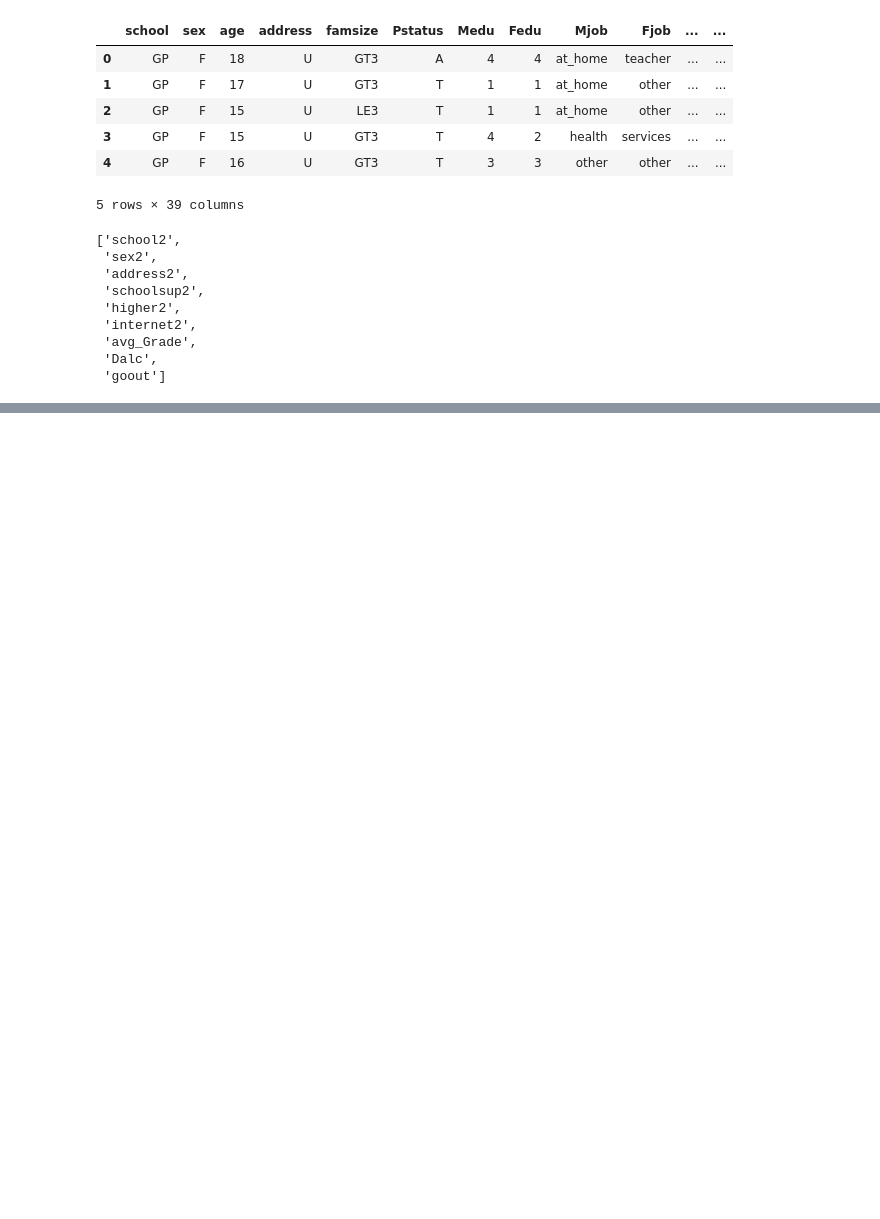
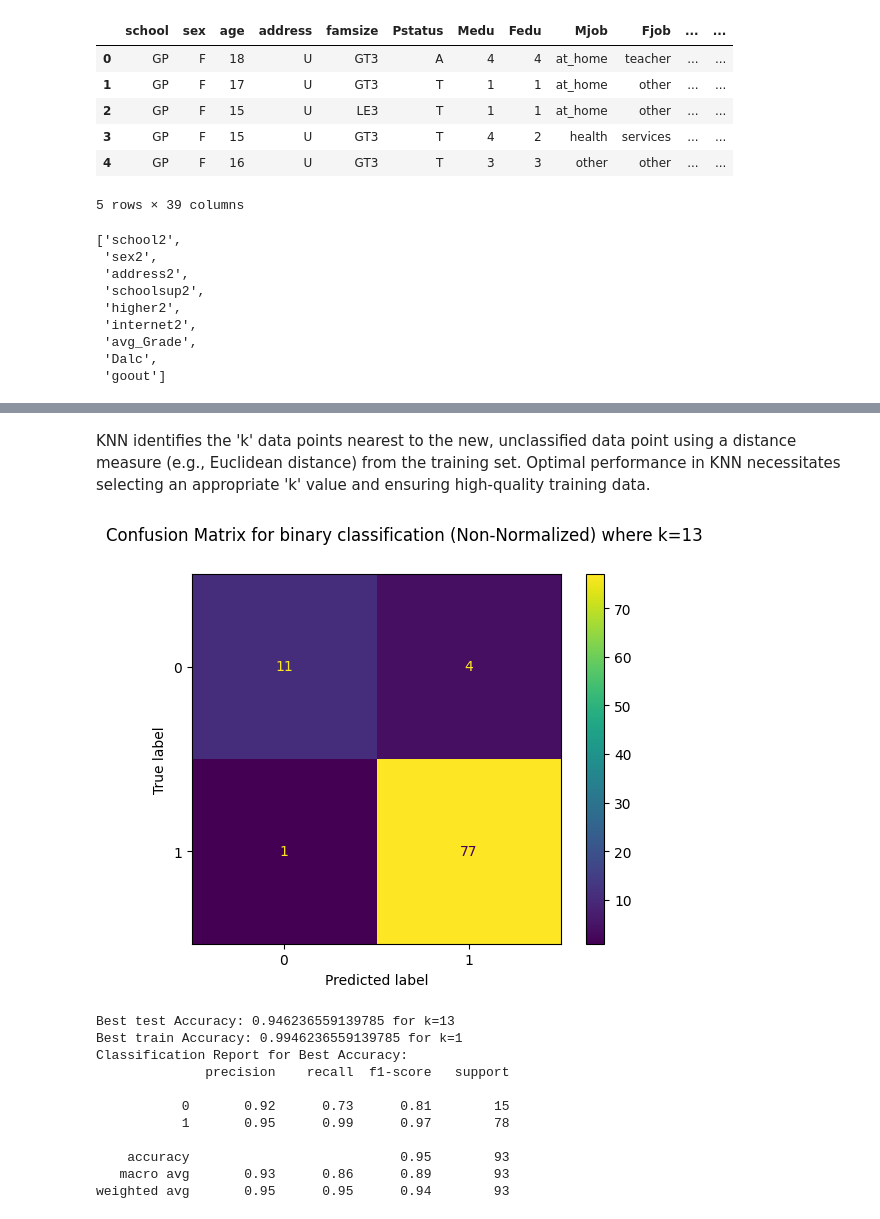
Before and after one commit to mohammed-alaa40123/Exploring-Factors-Influencing-Student-Success, a Jupyter notebook: binary_classification.ipynb, the cells around one changed output, grey strips where cells are left out. Saved outputs shown, nothing was run; the diff lists cells and outputs as text; code cells hidden in the pictures; blank space fills up the shorter version.

```diff
--- a/binary_classification.ipynb
+++ b/binary_classification.ipynb
@@ -165,12 +132,0 @@ weighted avg       0.71      0.72      0.71        93
-# %%
-from sklearn.linear_model import LogisticRegression
-from sklearn.metrics import accuracy_score
-
-logistic_model = LogisticRegression()
-
-logistic_model.fit(X_train, y_train)
-
-y_pred = logistic_model.predict(X_test)
-
-accuracy = accuracy_score(y_test, y_pred)
-print("Accuracy:", accuracy)
@@ -252,0 +133,54 @@ cov =  [[0.261104 0.      ]
+# %% [markdown]
+KNN identifies the 'k' data points nearest to the new, unclassified data point using a distance measure (e.g., Euclidean distance) from the training set. Optimal performance in KNN necessitates selecting an appropriate 'k' value and ensuring high-quality training data.
+# %%
+neighbors = list(range(1, 27, 2))
+best_test_accuracy = 0
+best_train_accuracy = 0
+best_k = None
+
+for k in neighbors:
+    knn = KNeighborsClassifier(n_neighbors=k)
+    knn.fit(X_train, y_train)
+
+    y_pred_test = knn.predict(X_test)
+    y_pred_train = knn.predict(X_train)
+
+    test_accuracy = accuracy_score(y_test, y_pred_test)
+    if test_accuracy > best_test_accuracy:
+        best_test_accuracy = test_accuracy
+        best_test_k = k
+
+    train_accuracy = accuracy_score(y_train, y_pred_train)
+    if train_accuracy > best_train_accuracy:
+        best_train_accuracy = train_accuracy
+        best_train_k = k
+
+# Generate confusion matrix for the best accuracy
+knn_best = KNeighborsClassifier(n_neighbors=best_test_k)
+knn_best.fit(X_train, y_train)
+y_pred_best = knn_best.predict(X_test)
+disp = ConfusionMatrixDisplay.from_estimator(knn_best, X_test, y_test)
+disp.figure_.suptitle(f"Confusion Matrix for binary classification (Non-Normalized) where k={best_test_k}")
+plt.show()
+
+print(f"Best test Accuracy: {best_test_accuracy} for k={best_test_k}")
+print(f"Best train Accuracy: {best_train_accuracy} for k={best_train_k}")
+
+# Print classification report for the best accuracy
+y_pred_best = knn_best.predict(X_test)
+report = classification_report(y_test, y_pred_best)
+print("Classification Report for Best Accuracy:")
+print(report)
+# %% [output]
+[figure, added]
+Best test Accuracy: 0.946236559139785 for k=13
+Best train Accuracy: 0.9946236559139785 for k=1
+Classification Report for Best Accuracy:
+              precision    recall  f1-score   support
+
+           0       0.92      0.73      0.81        15
+           1       0.95      0.99      0.97        78
+
+    accuracy                           0.95        93
+   macro avg       0.93      0.86      0.89        93
+weighted avg       0.95      0.95      0.94        93
```
Also changed, not shown: parts of 8 cells of this notebook, 1 other file.
